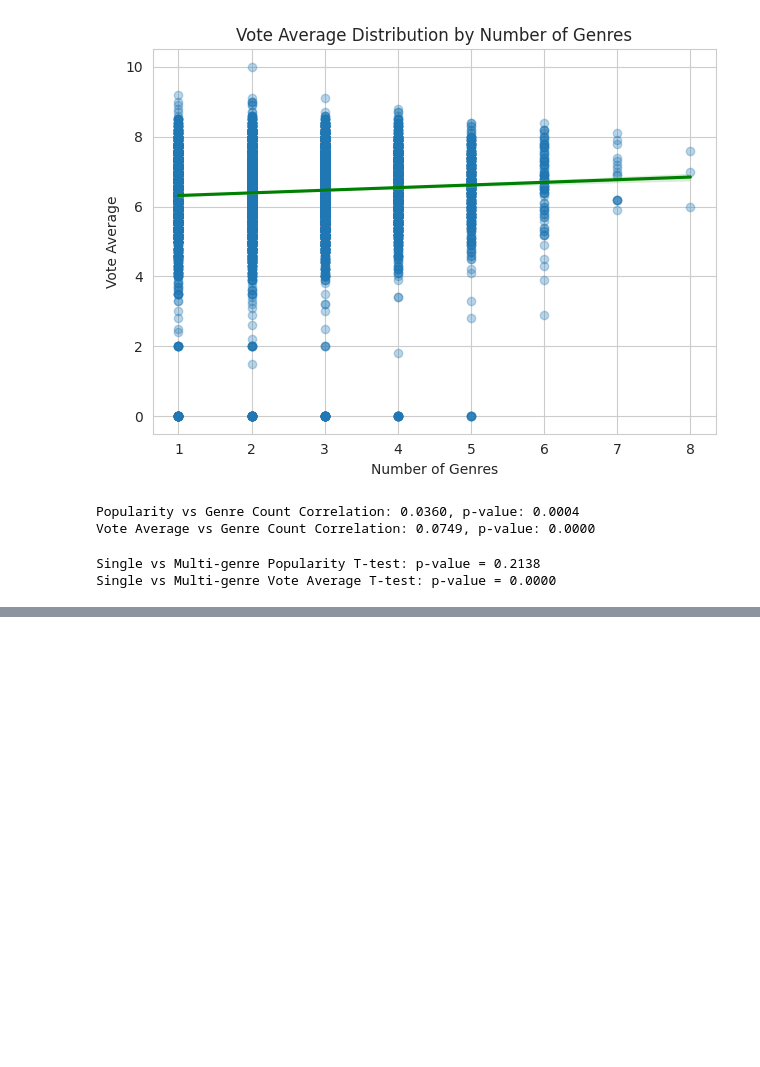
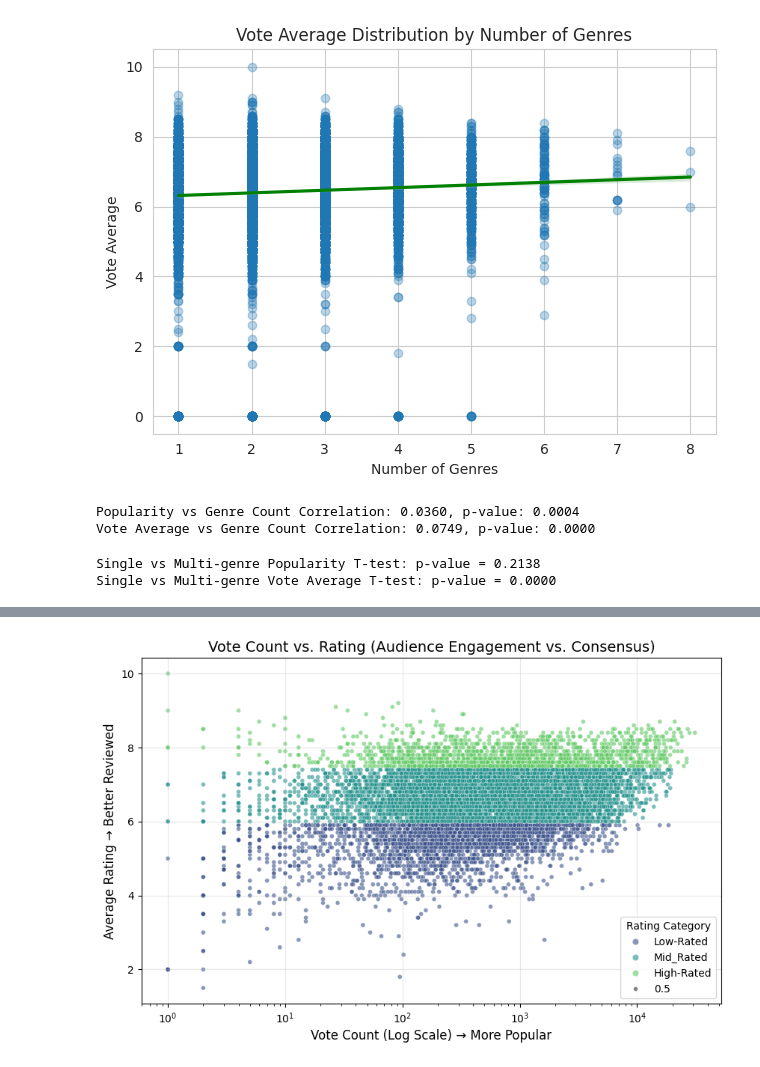
Before and after one commit to shuvad23/Netflix-Data-Analysis-Project, a Jupyter notebook: Netflix_Data_Analysis.ipynb, the cells around one changed output, grey strips where cells are left out. Saved outputs shown, nothing was run; the diff lists cells and outputs as text; code cells hidden in the pictures; blank space fills up the shorter version.

```diff
--- a/Netflix_Data_Analysis.ipynb
+++ b/Netflix_Data_Analysis.ipynb
@@ -757,0 +780,9 @@ Single vs Multi-genre Vote Average T-test: p-value = 0.0000
+# %%
+# Assuming df contains 'Vote_Count' and 'Vote_Average' columns
+
+# 1. Create engagement segments
+df['Rating_Type']=pd.cut(
+    df.Vote_Average,
+    bins=[0,5.9,7.4,10],
+    labels = ['Low-Rated','Mid_Rated','High-Rated']
+)
@@ -757,0 +796,17 @@ Single vs Multi-genre Vote Average T-test: p-value = 0.0000
+# %%
+# 2. Scatter plot with trendlines
+plt.figure(figsize=(10,6))
+sns.scatterplot(data=df,x='Vote_Count',y='Vote_Average',hue='Rating_Type',palette='viridis',alpha=0.6,size=0.5)
+# Add logarithmic trendline (since vote counts often follow power law)
+x_log=np.log(df.Vote_Count)
+y=df.Vote_Average
+sns.regplot(x=x_log,y=y,scatter=False,color='black',line_kws={'label':'Overall Trend'})
+plt.xscale('log')  # Better visualization for vote count distribution
+plt.title('Vote Count vs. Rating (Audience Engagement vs. Consensus)', fontsize=14)
+plt.xlabel('Vote Count (Log Scale) → More Popular', fontsize=12)
+plt.ylabel('Average Rating → Better Reviewed', fontsize=12)
+plt.legend(title='Rating Category')
+plt.grid(True, alpha=0.3)
+plt.show()
+# %% [output]
+[figure, added]
```
Also changed, not shown: parts of 21 cells of this notebook.
